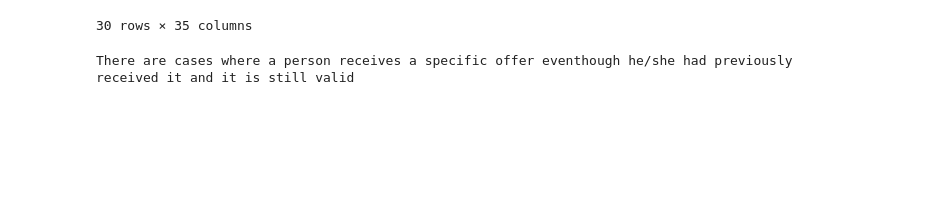
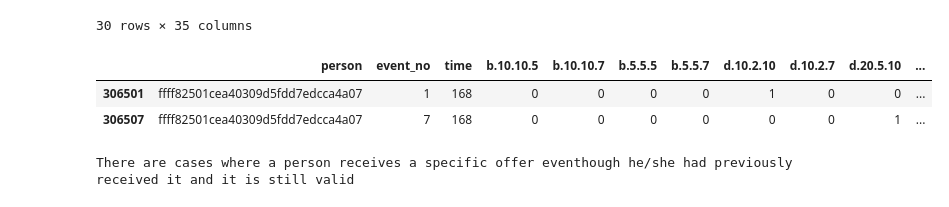
Before and after one commit to felipe-takaoka/starbucks-capstone, a Jupyter notebook: Starbucks_Capstone_notebook.ipynb, the cells around one changed output. Saved outputs shown, nothing was run; the diff lists cells and outputs as text; code cells hidden in the pictures; blank space fills up the shorter version.

Commit message:
feat: Create df with customer offer timeline

```diff
--- a/Starbucks_Capstone_notebook.ipynb
+++ b/Starbucks_Capstone_notebook.ipynb
@@ -401,6 +401,25 @@ transcript_feats.head(25)
 | 28 | 0011e0d4e6b944f998e987f904e8c1e5 | 2 | offer viewed | 6 | 0.00 | 3f207df678b143eea3cee63160fa8bed | 0 | 4.440892e-16 | 0.0 | 0.0 | ... |
 | 29 | 0011e0d4e6b944f998e987f904e8c1e5 | 3 | transaction | 132 | 13.49 | NaN | 0 | 0.000000e+00 | 0.0 | 0.0 | ... |
 30 rows × 35 columns
+# %%
+dff = transcript_feats.copy()
+# %%
+aux = dff[["person","event_no","time","event","offer_code","offer_duration"]]
+
+aux = aux[aux["event"]=="offer received"]
+aux = pd.concat([aux, pd.get_dummies(aux["offer_code"])], axis=1)
+rep_index = aux.index.repeat(24*aux["offer_duration"])
+aux2 = aux.drop(columns=["event","offer_code","offer_duration"]).loc[rep_index]
+aux2["time"] += aux2.groupby(["person","event_no"]).cumcount()
+aux2 = aux2.groupby(["person","time"], as_index=False).max()
+aux2.head()
+# %%
+aux3 = aux2[aux2["person"]=="ffff82501cea40309d5fdd7edcca4a07"]
+aux3.head()
+# %% [output]
+|  | person | event_no | time | b.10.10.5 | b.10.10.7 | b.5.5.5 | b.5.5.7 | d.10.2.10 | d.10.2.7 | d.20.5.10 | ... |
+| 306501 | ffff82501cea40309d5fdd7edcca4a07 | 1 | 168 | 0 | 0 | 0 | 0 | 1 | 0 | 0 | ... |
+| 306507 | ffff82501cea40309d5fdd7edcca4a07 | 7 | 168 | 0 | 0 | 0 | 0 | 0 | 0 | 1 | ... |
 # %%
 # Check if customers can have more than one of the same offer valid at a time
 aux = transcript_feats.copy()[["person","time","event","offer_code","offer_duration"]]
```
